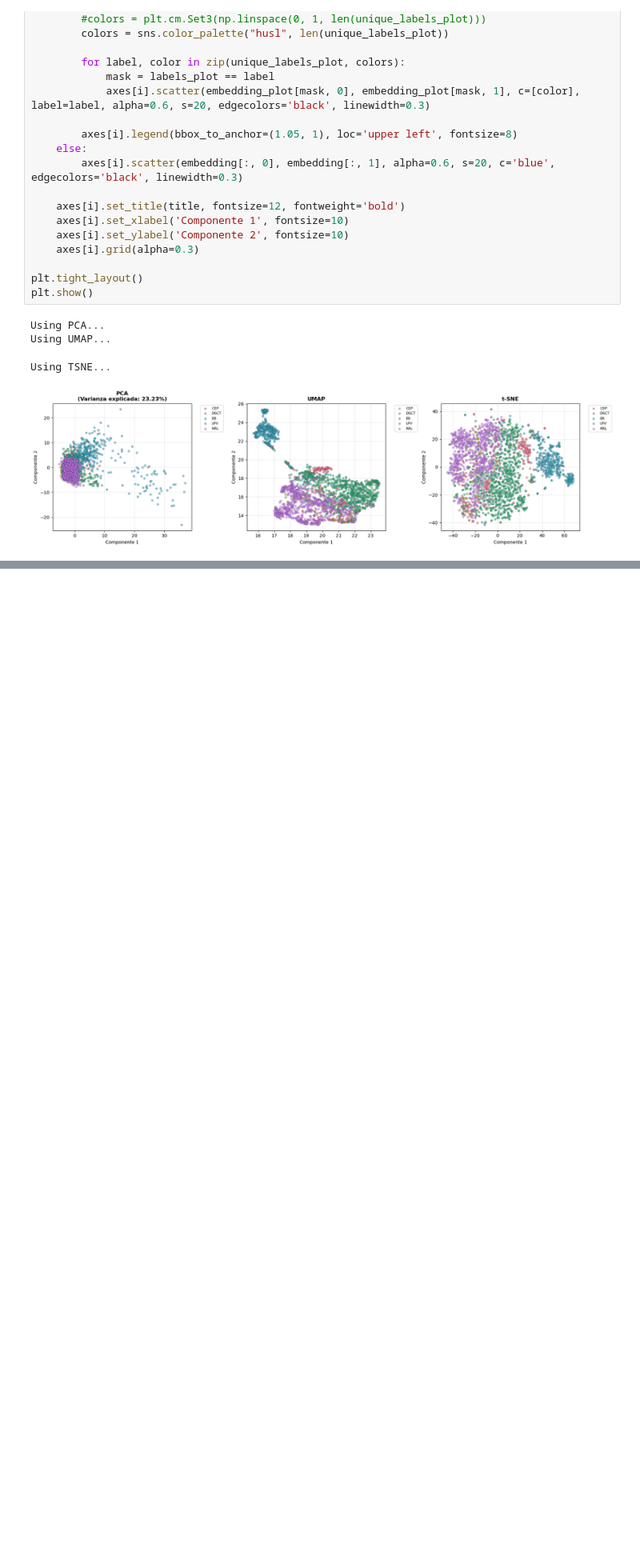
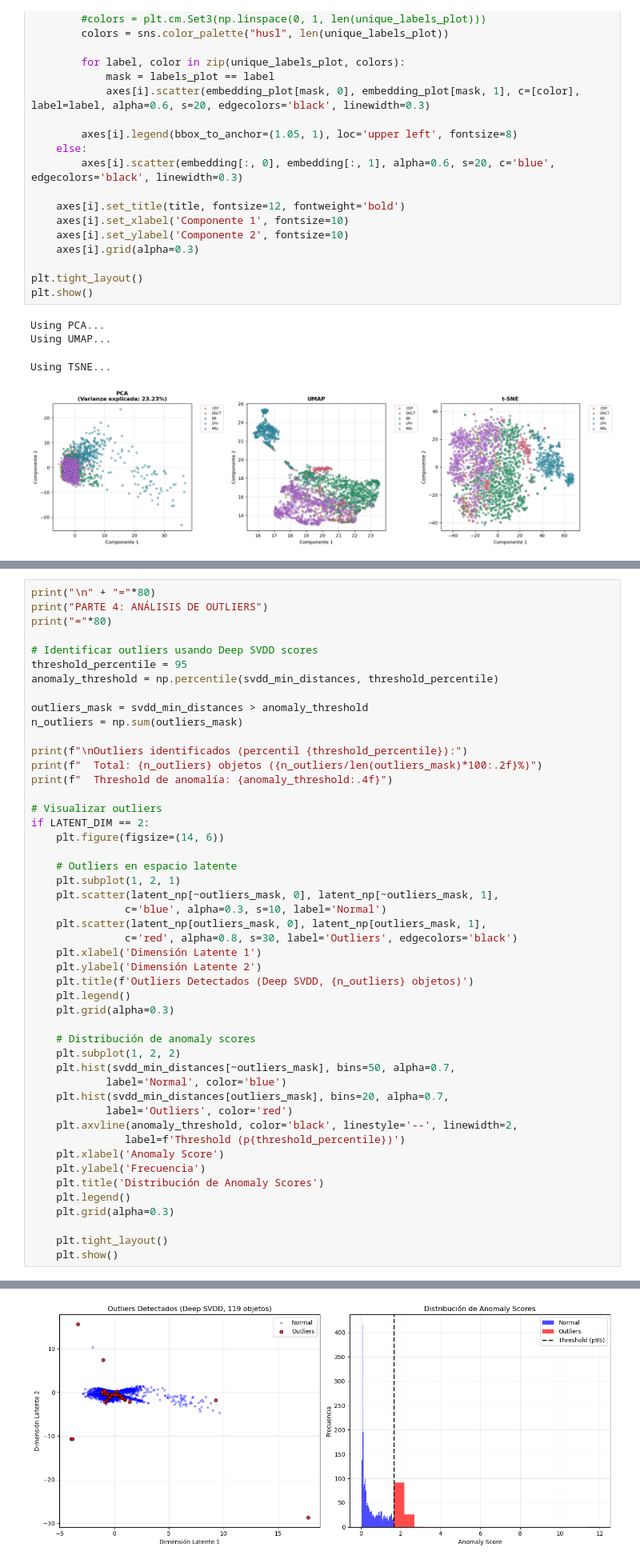
Before and after one commit to elvixooo/ci-project, a Jupyter notebook: clustering_lightcurves.ipynb, the cells around one changed output, grey strips where cells are left out. Shown at 80% size. Cells and saved outputs as stored; diff of their text form; blank space fills up the shorter version.

```diff
--- a/clustering_lightcurves.ipynb
+++ b/clustering_lightcurves.ipynb
@@ -656,0 +1249,49 @@ Using TSNE...
+# %%
+print("\n" + "="*80)
+print("PARTE 4: ANÁLISIS DE OUTLIERS")
+print("="*80)
+
+# Identificar outliers usando Deep SVDD scores
+threshold_percentile = 95
+anomaly_threshold = np.percentile(svdd_min_distances, threshold_percentile)
+
+outliers_mask = svdd_min_distances > anomaly_threshold
+n_outliers = np.sum(outliers_mask)
+
+print(f"\nOutliers identificados (percentil {threshold_percentile}):")
+print(f"  Total: {n_outliers} objetos ({n_outliers/len(outliers_mask)*100:.2f}%)")
+print(f"  Threshold de anomalía: {anomaly_threshold:.4f}")
+
+# Visualizar outliers
+if LATENT_DIM == 2:
+    plt.figure(figsize=(14, 6))
+
+    # Outliers en espacio latente
+    plt.subplot(1, 2, 1)
+    plt.scatter(latent_np[~outliers_mask, 0], latent_np[~outliers_mask, 1],
+               c='blue', alpha=0.3, s=10, label='Normal')
+    plt.scatter(latent_np[outliers_mask, 0], latent_np[outliers_mask, 1],
+               c='red', alpha=0.8, s=30, label='Outliers', edgecolors='black')
+    plt.xlabel('Dimensión Latente 1')
+    plt.ylabel('Dimensión Latente 2')
+    plt.title(f'Outliers Detectados (Deep SVDD, {n_outliers} objetos)')
+    plt.legend()
+    plt.grid(alpha=0.3)
+
+    # Distribución de anomaly scores
+    plt.subplot(1, 2, 2)
+    plt.hist(svdd_min_distances[~outliers_mask], bins=50, alpha=0.7,
+            label='Normal', color='blue')
+    plt.hist(svdd_min_distances[outliers_mask], bins=20, alpha=0.7,
+            label='Outliers', color='red')
+    plt.axvline(anomaly_threshold, color='black', linestyle='--', linewidth=2,
+               label=f'Threshold (p{threshold_percentile})')
+    plt.xlabel('Anomaly Score')
+    plt.ylabel('Frecuencia')
+    plt.title('Distribución de Anomaly Scores')
+    plt.legend()
+    plt.grid(alpha=0.3)
+
+    plt.tight_layout()
+    plt.show()
+# %% [output]
@@ -656,0 +1305 @@ Using TSNE...
+[figure, added]
```
Also changed, not shown: parts of 13 cells of this notebook.
